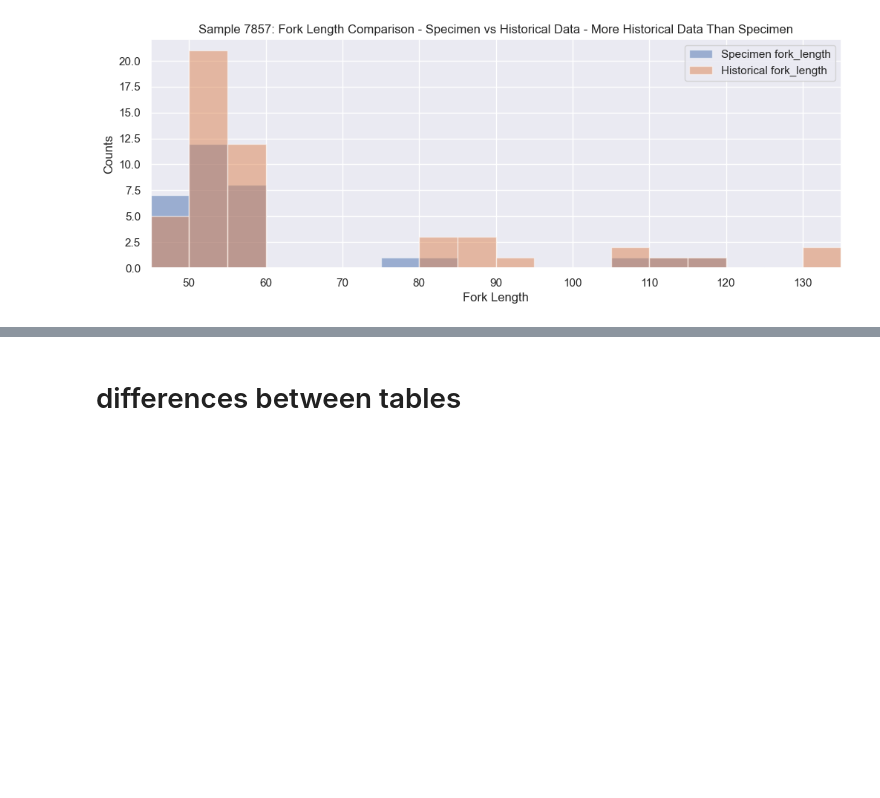
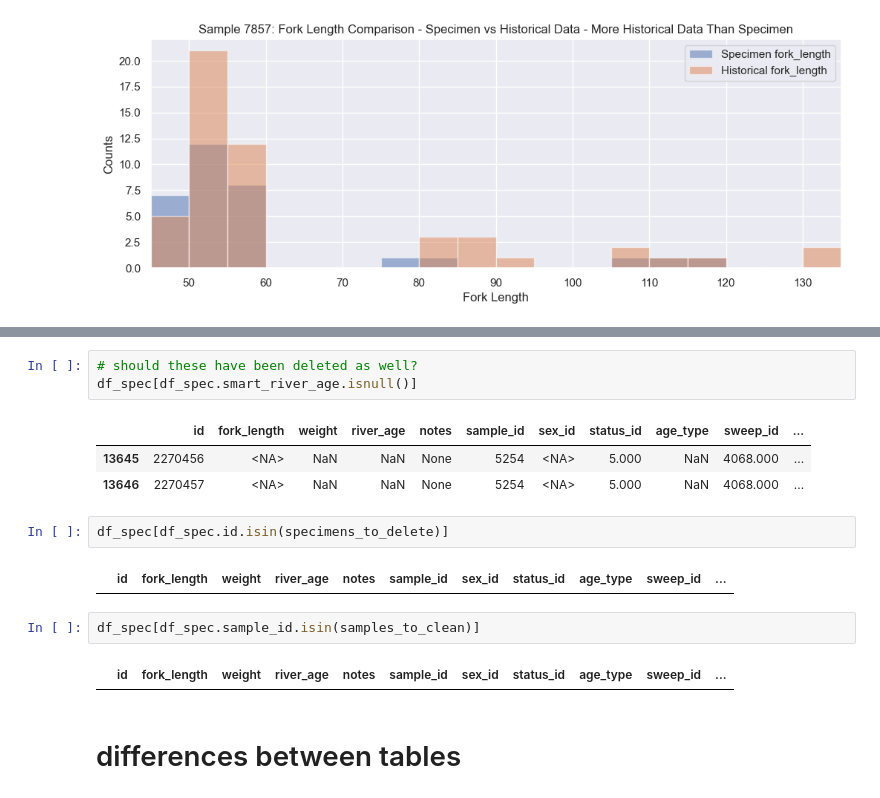
Before and after one commit to dfo-gulf-science/TrapNet-EDA, a Jupyter notebook: Trapnet Historical Data.ipynb, the cells around one changed output, grey strips where cells are left out. Saved outputs shown, nothing was run; the diff lists cells and outputs as text; blank space fills up the shorter version.

```diff
--- a/Trapnet Historical Data.ipynb
+++ b/Trapnet Historical Data.ipynb
@@ -815,3 +888,18 @@ for i in list(type_counts[type_counts.hist_count > type_counts.spec_count].sampl
+# %%
+# should these have been deleted as well?
+df_spec[df_spec.smart_river_age.isnull()]
+# %% [output]
+|  | id | fork_length | weight | river_age | notes | sample_id | sex_id | status_id | age_type | sweep_id | ... |
+| 13645 | 2270456 | <NA> | NaN | NaN | None | 5254 | <NA> | 5.000 | NaN | 4068.000 | ... |
+| 13646 | 2270457 | <NA> | NaN | NaN | None | 5254 | <NA> | 5.000 | NaN | 4068.000 | ... |
+# %%
+df_spec[df_spec.id.isin(specimens_to_delete)]
+# %% [output]
+|  | id | fork_length | weight | river_age | notes | sample_id | sex_id | status_id | age_type | sweep_id | ... |
+# %%
+df_spec[df_spec.sample_id.isin(samples_to_clean)]
+# %% [output]
+|  | id | fork_length | weight | river_age | notes | sample_id | sex_id | status_id | age_type | sweep_id | ... |
 # %% [markdown]
 # differences between tables
 # %%
```
Also changed, not shown: parts of 25 cells of this notebook.
